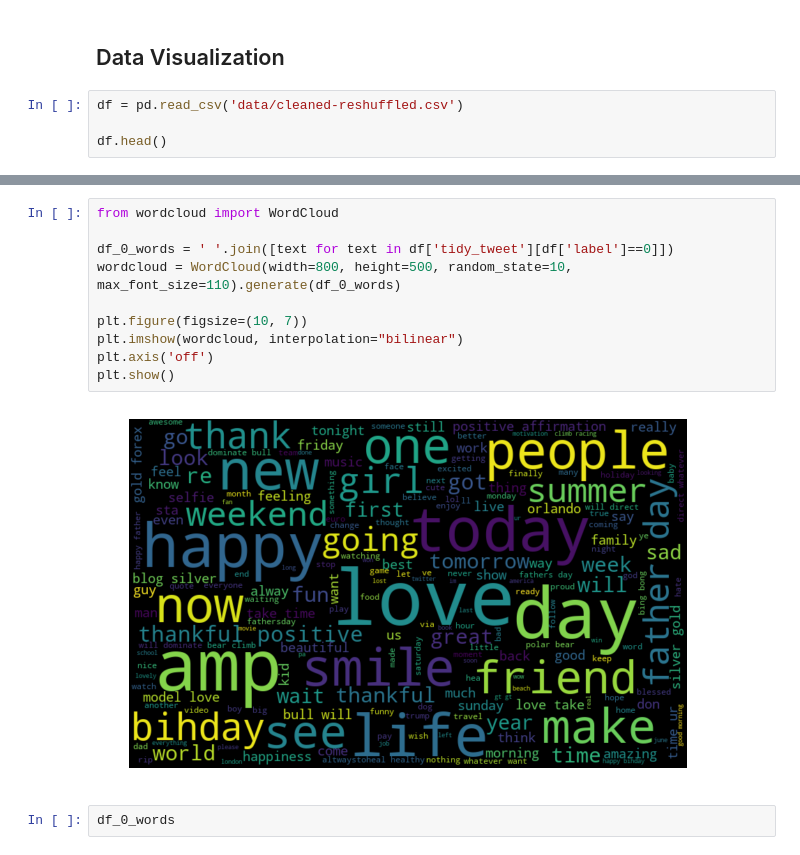
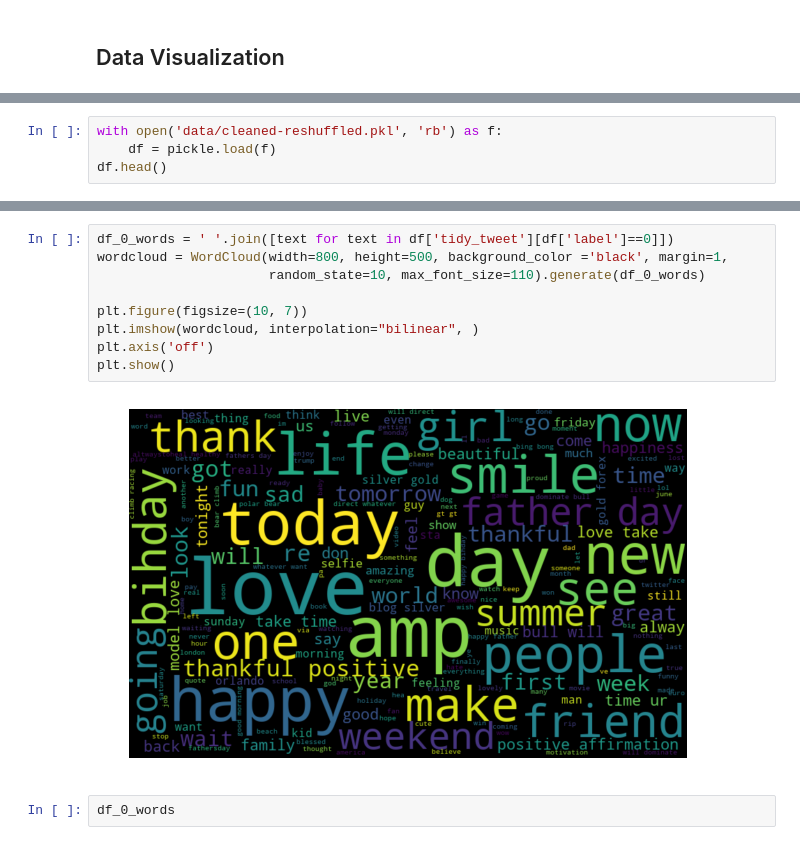
Before and after one commit to mguptaphd/Twitter-Hate-Classification-Project, a Jupyter notebook: Data Exploration-Visualizations.ipynb, the cells around one changed output, grey strips where cells are left out. Saved outputs shown, nothing was run; the diff lists cells and outputs as text.

```diff
--- a/Data Exploration-Visualizations.ipynb
+++ b/Data Exploration-Visualizations.ipynb
@@ -20,7 +23,3 @@ warnings.filterwarnings("ignore")
 %run custom_functions.ipynb
 # %% [markdown]
 ## Data Visualization
-# %%
-df = pd.read_csv('data/cleaned-reshuffled.csv')
-
-df.head()
@@ -33,0 +26,4 @@ df.head()
+# %%
+with open('data/cleaned-reshuffled.pkl', 'rb') as f:
+	df = pickle.load(f)
+df.head()
@@ -38,15 +60,14 @@ df.head()
 # %%
-from wordcloud import WordCloud
-
 df_0_words = ' '.join([text for text in df['tidy_tweet'][df['label']==0]])
-wordcloud = WordCloud(width=800, height=500, random_state=10, max_font_size=110).generate(df_0_words)
+wordcloud = WordCloud(width=800, height=500, background_color ='black', margin=1,
+                      random_state=10, max_font_size=110).generate(df_0_words)
 
 plt.figure(figsize=(10, 7))
-plt.imshow(wordcloud, interpolation="bilinear")
+plt.imshow(wordcloud, interpolation="bilinear", )
 plt.axis('off')
 plt.show()
 # %% [output]
-[figure, old version]
+[figure, new version]
 # %%
 df_0_words
 # %% [output]
```
Also changed, not shown: parts of 11 cells of this notebook, 7 other files.
